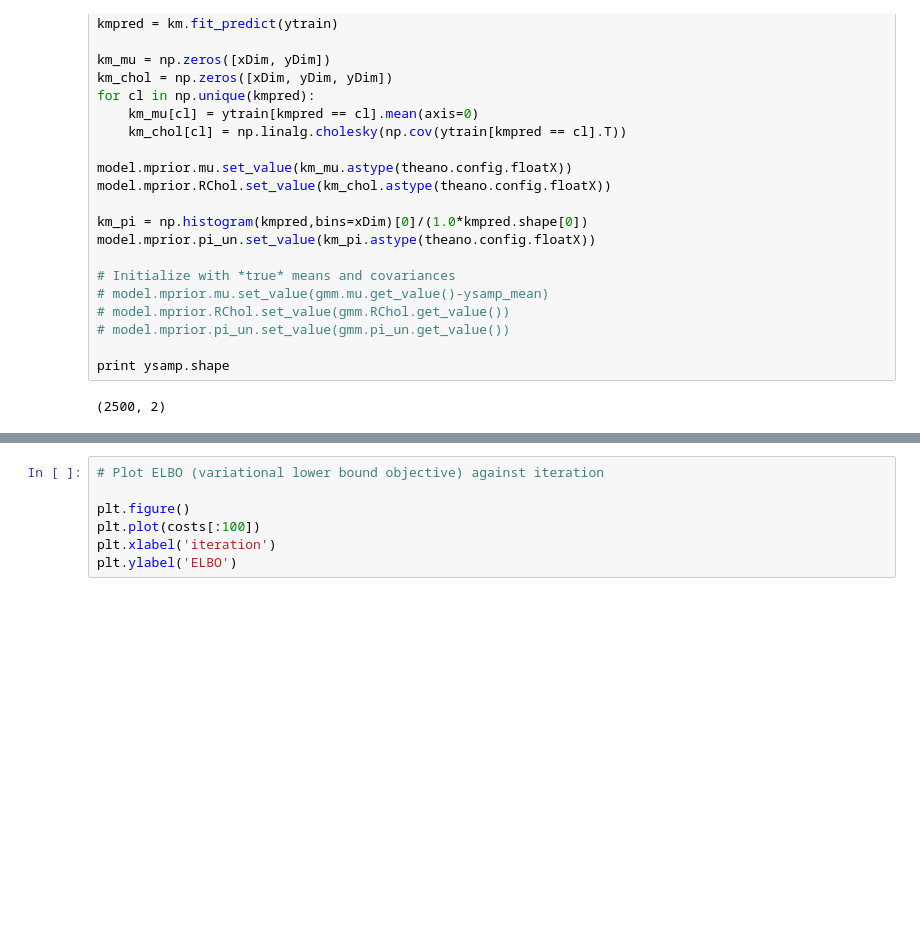
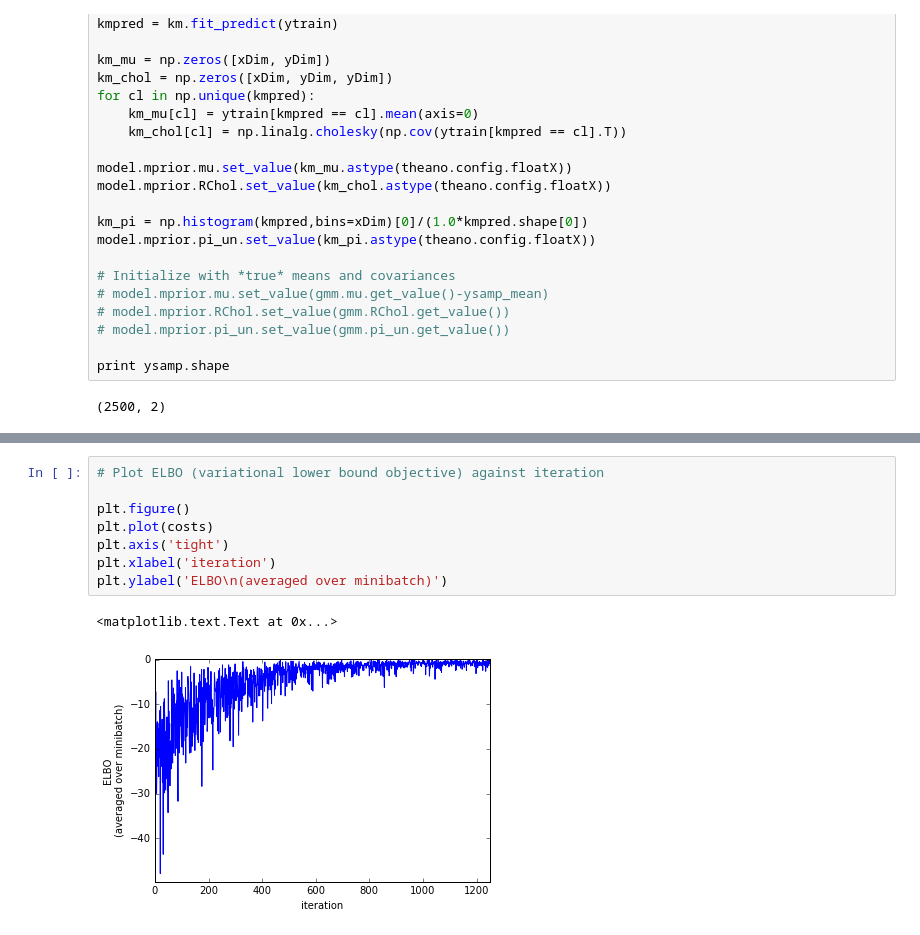
Before and after one commit to GeorgeStama/NVIL_fromArcher_python, a Jupyter notebook: code/test_NVIL.ipynb, the cells around one changed output, grey strips where cells are left out. Drawn from its saved outputs; the diff is of its cells as text; blank space fills up the shorter version.

```diff
--- a/code/test_NVIL.ipynb
+++ b/code/test_NVIL.ipynb
@@ -108,10 +108,14 @@ costs = model.fit(ytrain, batch_size = 10, max_epochs=5, learning_rate = 3e-4)
 # %%
 # Plot ELBO (variational lower bound objective) against iteration
 
 plt.figure()
-plt.plot(costs[:100])
+plt.plot(costs)
+plt.axis('tight')
 plt.xlabel('iteration')
-plt.ylabel('ELBO')
+plt.ylabel('ELBO\n(averaged over minibatch)')
+# %% [output]
+<matplotlib.text.Text at 0x...>
+[figure, added]
 # %%
 clr = ['b', 'r', 'c','g','m','o']
 
```
Also changed, not shown: parts of 4 cells of this notebook.
